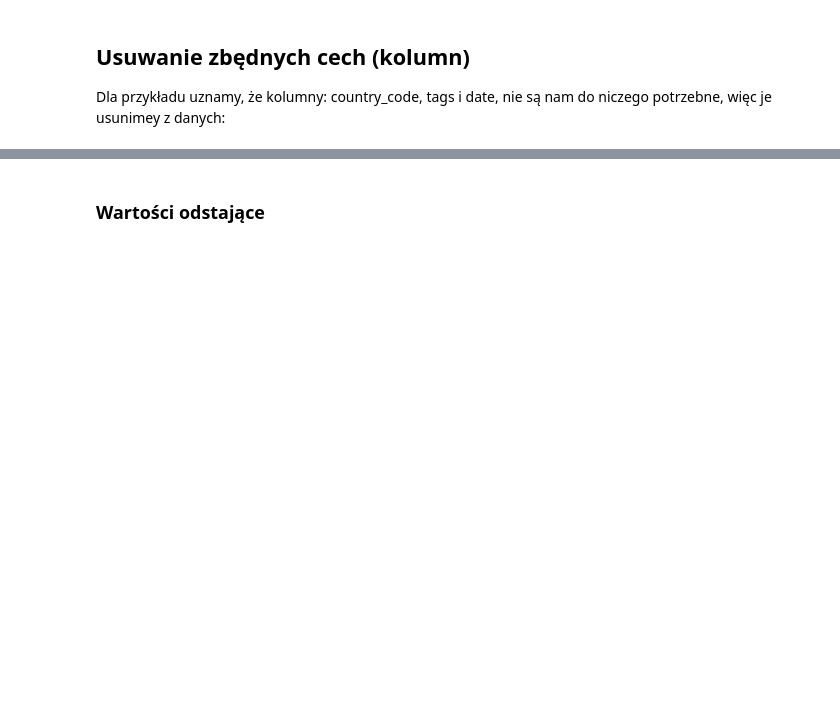
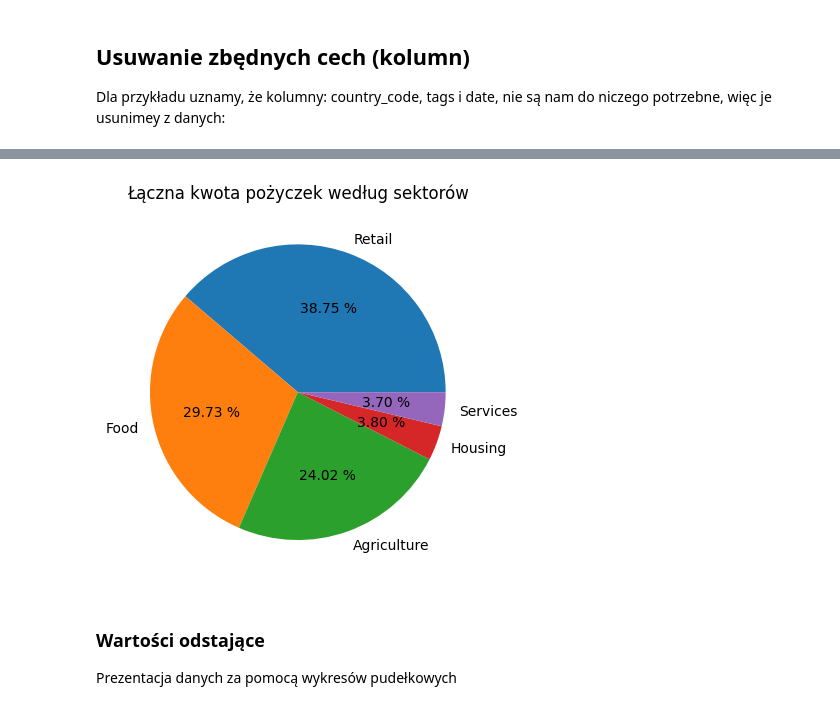
Before and after one commit to November7/AI4Youth, a Jupyter notebook: Spotkanie 2 [23.06.2025]/Analiza danych i inżynieria cech/Przykład kiva_loans.ipynb, the cells around one changed output, grey strips where cells are left out. Drawn from its saved outputs; the diff is of its cells as text; code cells hidden in the pictures; blank space fills up the shorter version.

```diff
--- a/Spotkanie 2 [23.06.2025]/Analiza danych i inżynieria cech/Przykład kiva_loans.ipynb
+++ b/Spotkanie 2 [23.06.2025]/Analiza danych i inżynieria cech/Przykład kiva_loans.ipynb
@@ -228,0 +321,4 @@ sns.heatmap(daneNum.corr(), annot=True, cmap='coolwarm', fmt='.2f');
+# %%
+loan_by_sector = Phil.groupby('sector')['loan_amount'].sum().sort_values(ascending=False).reset_index().head()
+
+loan_by_sector
@@ -229,2 +332,13 @@ sns.heatmap(daneNum.corr(), annot=True, cmap='coolwarm', fmt='.2f');
+# %%
+def value_format(x):
+    return f"{x:,.2f} %"
+
+plt.pie(loan_by_sector['loan_amount'], labels=loan_by_sector['sector'], autopct=value_format)
+plt.title('Łączna kwota pożyczek według sektorów')
+plt.show()
+# %% [output]
+[figure, added]
 # %% [markdown]
 ### Wartości odstające
+
+Prezentacja danych za pomocą wykresów pudełkowych
```
Also changed, not shown: parts of 29 cells of this notebook, 1 other file.
